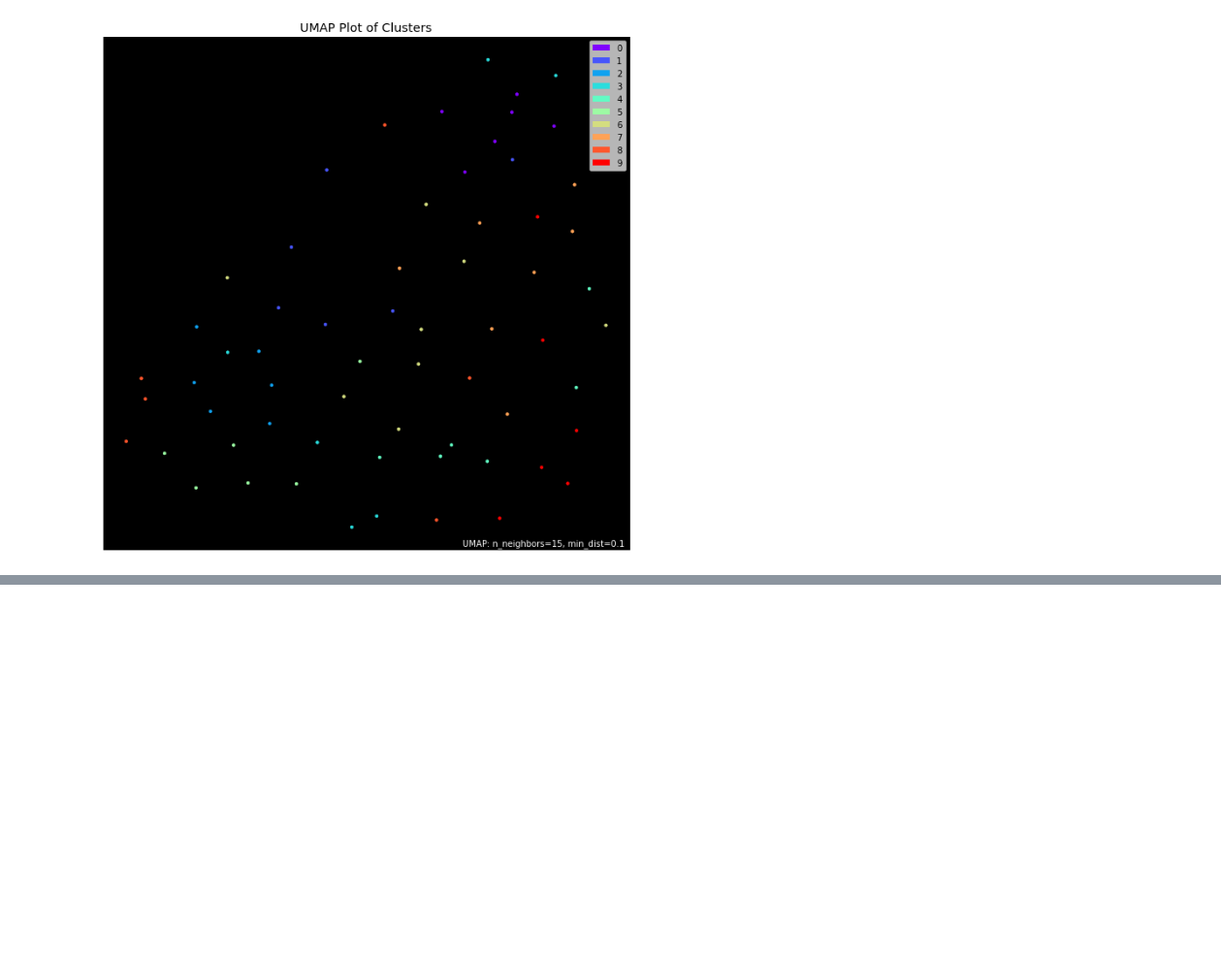
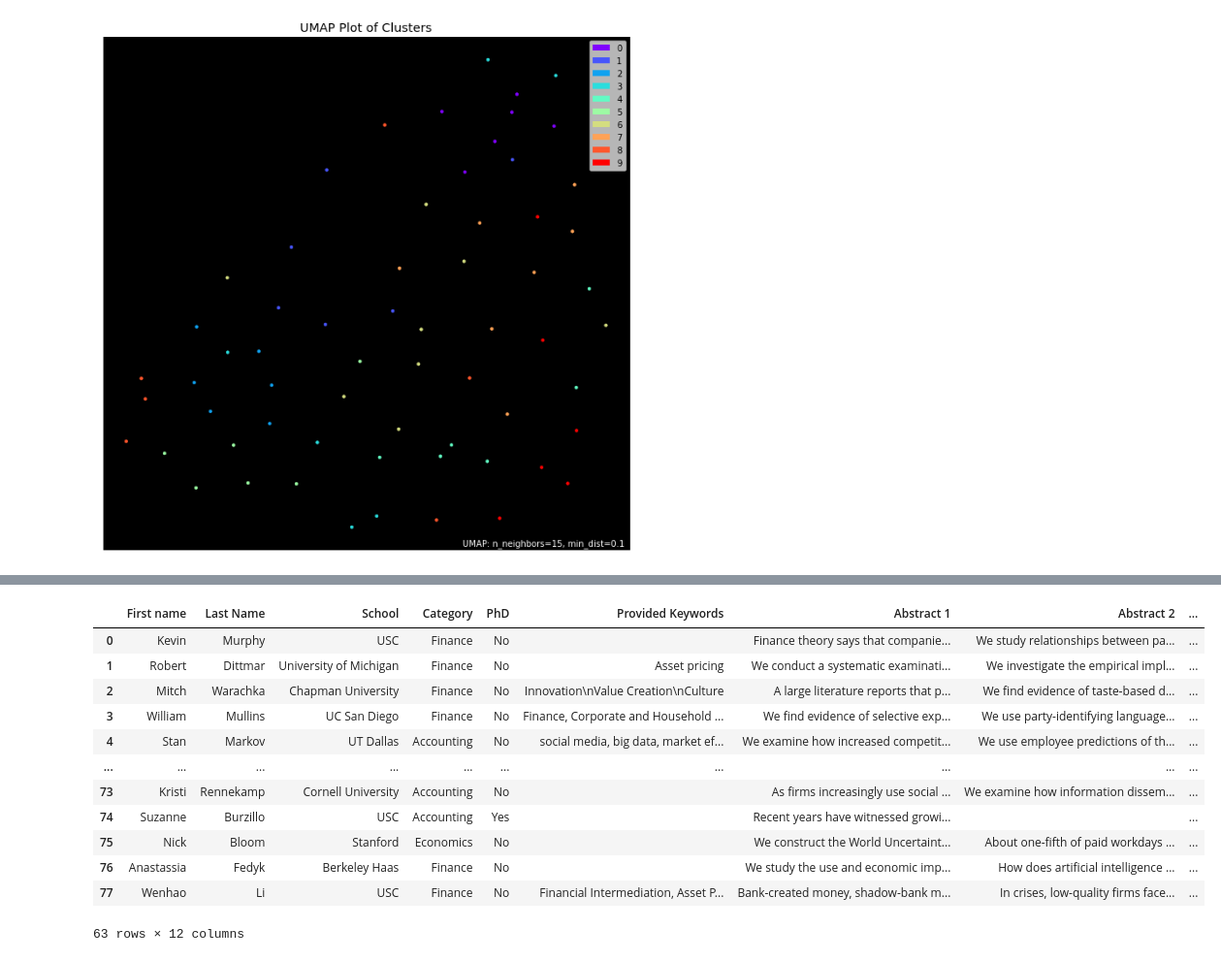
Before and after one commit to alekseyvalouev/usc-dinner-clustering, a Jupyter notebook: clustering.ipynb, the cells around one changed output, grey strips where cells are left out. Shown: that part at 97% size. Cells and saved outputs as stored; diff of their text form; code cells hidden in the pictures; blank space fills up the shorter version.

```diff
--- a/clustering.ipynb
+++ b/clustering.ipynb
@@ -395,0 +454,16 @@ random_assigned.s
+# %%
+data
+# %% [output]
+|  | First name | Last Name | School | Category | PhD | Provided Keywords | Abstract 1 | Abstract 2 | ... |
+| 0 | Kevin | Murphy | USC | Finance | No |  | Finance theory says that companie... | We study relationships between pa... | ... |
+| 1 | Robert | Dittmar | University of Michigan | Finance | No | Asset pricing | We conduct a systematic examinati... | We investigate the empirical impl... | ... |
+| 2 | Mitch | Warachka | Chapman University | Finance | No | Innovation\nValue Creation\nCulture | A large literature reports that p... | We find evidence of taste‐based d... | ... |
+| 3 | William | Mullins | UC San Diego | Finance | No | Finance, Corporate and Household ... | We find evidence of selective exp... | We use party-identifying language... | ... |
+| 4 | Stan | Markov | UT Dallas | Accounting | No | social media, big data, market ef... | We examine how increased competit... | We use employee predictions of th... | ... |
+| ... | ... | ... | ... | ... | ... | ... | ... | ... | ... |
+| 73 | Kristi | Rennekamp | Cornell University | Accounting | No |  | As firms increasingly use social ... | We examine how information dissem... | ... |
+| 74 | Suzanne | Burzillo | USC | Accounting | Yes |  | Recent years have witnessed growi... |  | ... |
+| 75 | Nick | Bloom | Stanford | Economics | No |  | We construct the World Uncertaint... | About one-fifth of paid workdays ... | ... |
+| 76 | Anastassia | Fedyk | Berkeley Haas | Finance | No |  | We study the use and economic imp... | How does artificial intelligence ... | ... |
+| 77 | Wenhao | Li | USC | Finance | No | Financial Intermediation, Asset P... | Bank-created money, shadow-bank m... | In crises, low-quality firms face... | ... |
+63 rows × 12 columns
```
Also changed, not shown: parts of 17 cells of this notebook.
